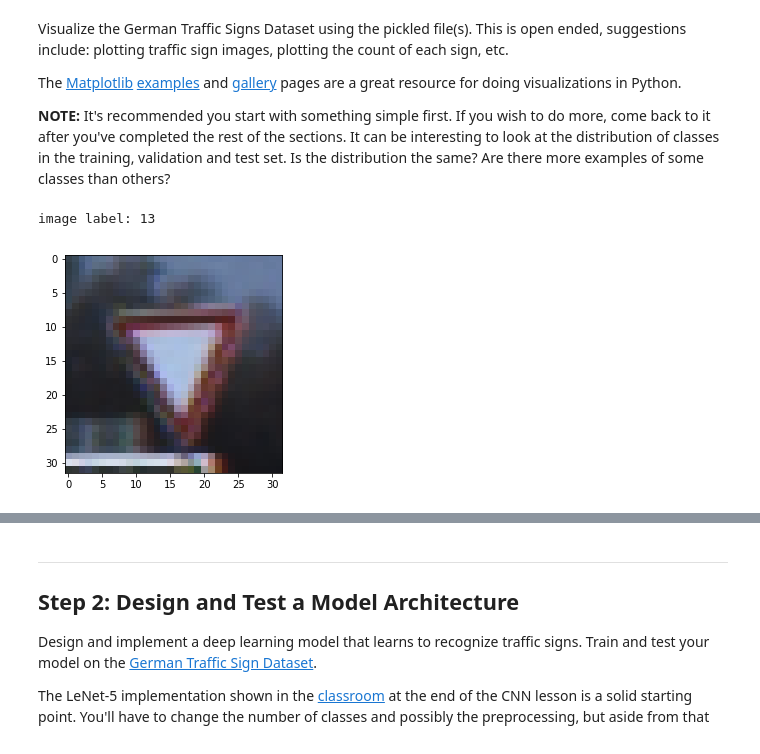
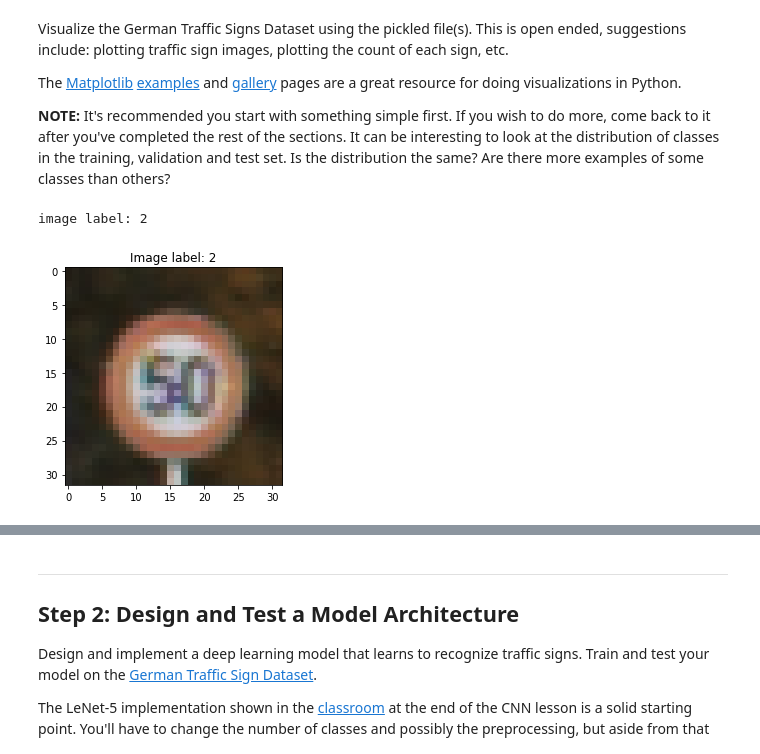
Before and after one commit to kurokis/SDCND-P3-TrafficSignClassifier, a Jupyter notebook: Traffic_Sign_Classifier.ipynb, the cells around one changed output, grey strips where cells are left out. Cells and saved outputs as stored; diff of their text form; code cells hidden in the pictures.

```diff
--- a/Traffic_Sign_Classifier.ipynb
+++ b/Traffic_Sign_Classifier.ipynb
@@ -93,15 +95,16 @@ The [Matplotlib](http://matplotlib.org/) [examples](http://matplotlib.org/exampl
 # %%
 ### Data exploration visualization code goes here.
 ### Feel free to use as many code cells as needed.
 import matplotlib.pyplot as plt
 import random
 # Visualizations will be shown in the notebook.
 %matplotlib inline
 
 random_i = random.randint(0,len(X_train)-1)
 print("image label: {}".format(y_train[random_i]))
 plt.imshow(X_train[random_i])
+plt.title("Image label: {}".format(y_train[random_i]))
 plt.show()
 # %% [output]
-image label: 13
+image label: 2
-[figure, old version]
+[figure, new version]
```
Also changed, not shown: parts of 12 cells of this notebook, 18 other files.
